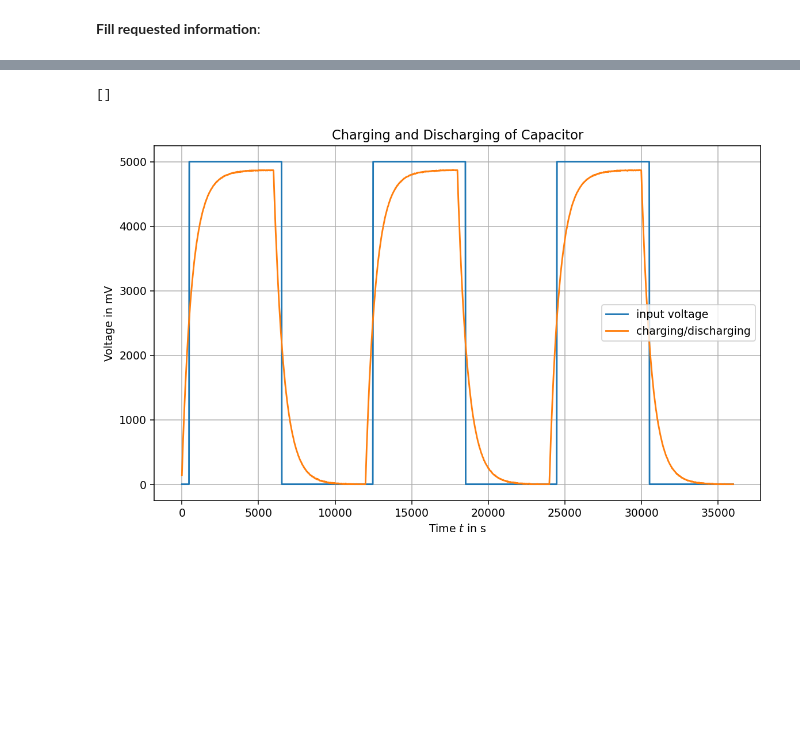
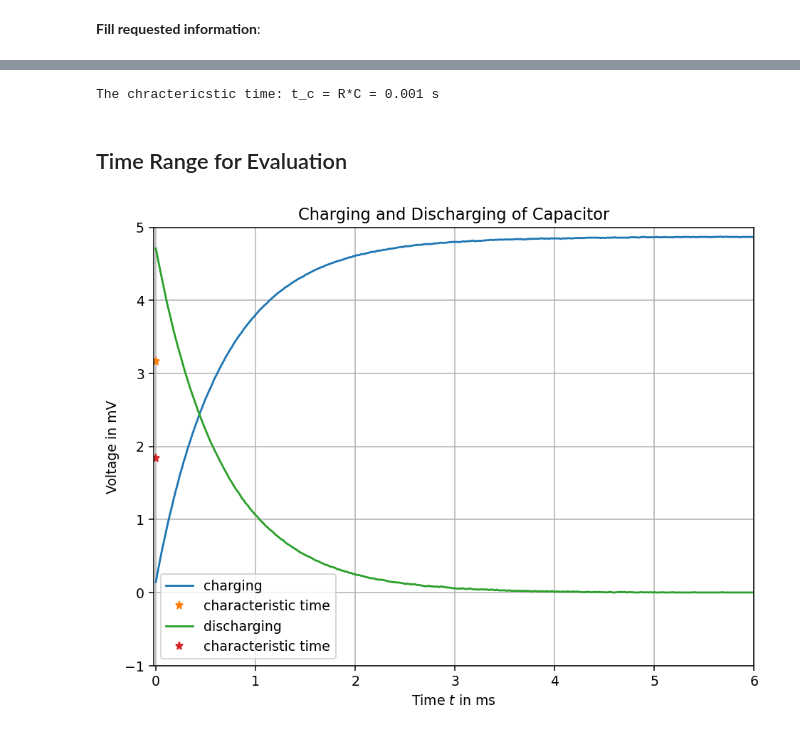
Before and after one commit to seifeldingamal/EE_1.08-Physics, a Jupyter notebook: EE_1.08_2_EEng_LAB_WS2022/ex2/Capacitor_Exercise_V001.ipynb, the cells around one changed output, grey strips where cells are left out. Drawn from its saved outputs; the diff is of its cells as text; code cells hidden in the pictures; blank space fills up the shorter version.

Commit message:
Plotting ex2 trial1

```diff
--- a/EE_1.08_2_EEng_LAB_WS2022/ex2/Capacitor_Exercise_V001.ipynb
+++ b/EE_1.08_2_EEng_LAB_WS2022/ex2/Capacitor_Exercise_V001.ipynb
@@ -131,0 +138,5 @@ df.head()
+# %%
+# Capacitor voltage during discharging
+def V_discharge(t, V0=1.0, R=1.e3, C=1.e-6):
+    V = V0*np.exp(-1/(R*C)*t)
+    return(V)
@@ -131,0 +145,5 @@ df.head()
+# %%
+R = 1e3 # 1 kilo Ohm
+C = 1e-6 # 1 micro Farad
+
+V0 = VS = 5 # Output voltage produced by the Arduino UNO
@@ -132,19 +158,34 @@ df.head()
+# %%
+# characteristic time constant
+tc = R*C # s
+
+print(f"The chractericstic time: t_c = R*C = {tc:.3f} s")
+# %% [output]
+The chractericstic time: t_c = R*C = 0.001 s
+# %% [markdown]
+## Time Range for Evaluation
+# %%
+#times to evaluate the functions at
+t = np.arange(len(df_charging.chargeMV))*20/1000 # s
 # %%
-V_C = df.capacitorMV
-V_in = df.digitalMV
-t = df.index
+charging_V_C = df_charging.capacitorMV/1e3
+discharging_V_C = df_discharging.capacitorMV/1e3
 
-fig1, ax1 = plt.subplots(figsize=(10,6), dpi=136)
-ax1.plot(t,V_in, label="input voltage")
-ax1.plot(t,V_C, label="charging/discharging")
-ax1.set_xlabel("Time $t$ in s")
+fig1, ax1 = plt.subplots(figsize=(8,6), dpi=136)
+ax1.plot(t,charging_V_C, label="charging")
+ax1.plot(tc,V_charge(tc,V0,R,C),"*", label ="characteristic time")
+
+ax1.plot(t,discharging_V_C, label="discharging")
+ax1.plot(tc,V_discharge(tc,V0,R,C),"*", label ="characteristic time")
+
+ax1.set_xlabel("Time $t$ in ms")
 ax1.set_ylabel("Voltage in mV")
 ax1.set_title("Charging and Discharging of Capacitor")
-# ax1.set_xlim(0,5)
-# ax1.set_ylim(0,5)
+ax1.set_xlim(-0.02,6)
+ax1.set_ylim(-1,5)
 ax1.grid(True)
 ax1.legend()
 plt.plot()
+plt.show()
 # %% [output]
-[]
-[figure, old version]
+[figure, new version]
```
Also changed, not shown: parts of 11 cells of this notebook, 2 other files.
